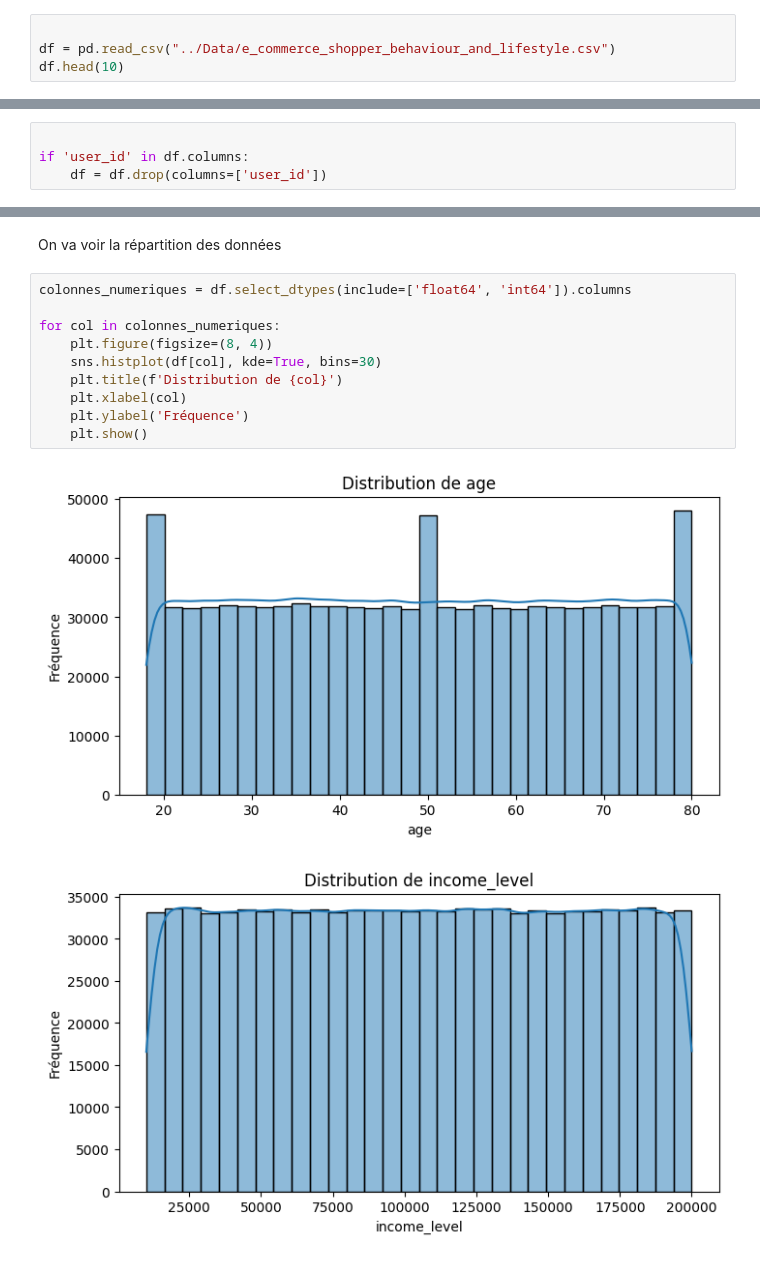
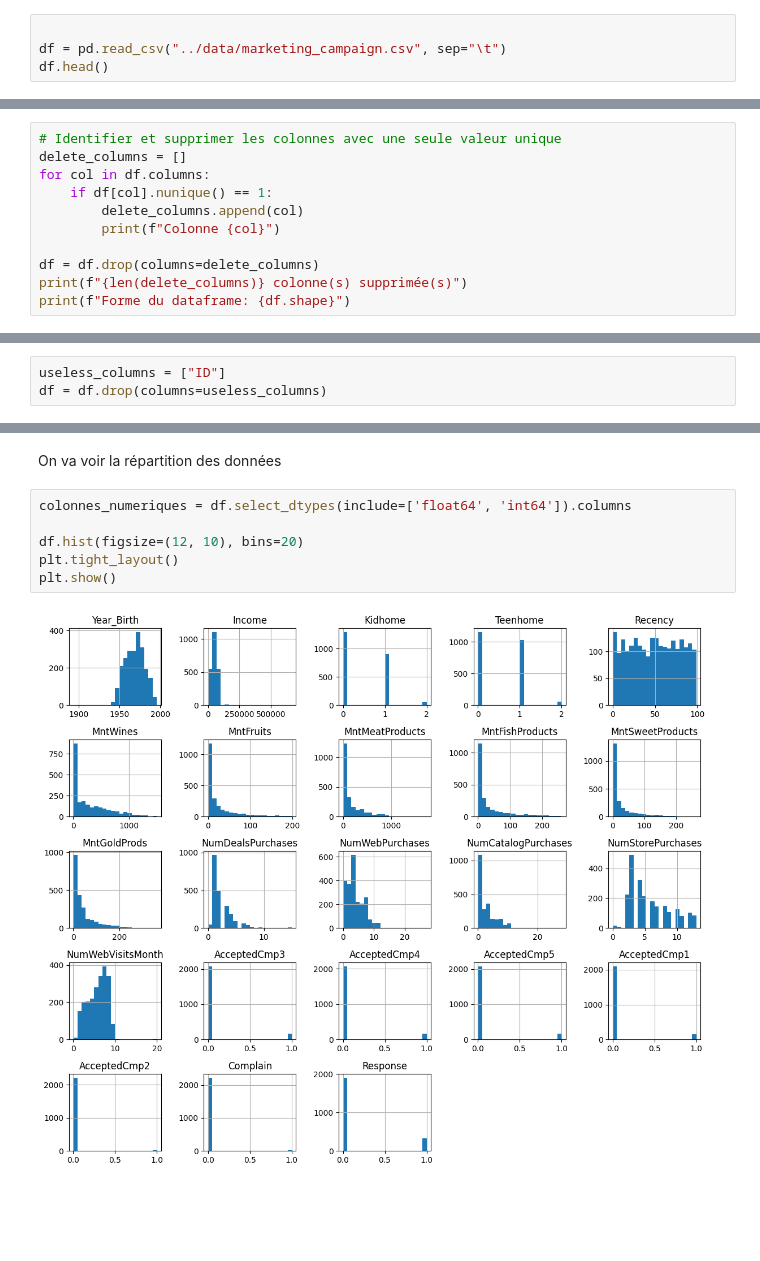
Before and after one commit to enniriss/Predict_Bitcoin, a Jupyter notebook: src/analyse.ipynb, the cells around one changed output, grey strips where cells are left out. Drawn from its saved outputs; the diff is of its cells as text; blank space fills up the shorter version.

```diff
--- a/src/analyse.ipynb
+++ b/src/analyse.ipynb
@@ -10,6 +10,6 @@ import matplotlib.pyplot as plt
 Ouverture du fichier csv de data
 # %%
 
-df = pd.read_csv("../Data/e_commerce_shopper_behaviour_and_lifestyle.csv")
-df.head(10)
+df = pd.read_csv("../data/marketing_campaign.csv", sep="\t")
+df.head()
 # %% [output]
@@ -85,4 +49,0 @@ pas d'outliers
-# %%
-
-if 'user_id' in df.columns:
-    df = df.drop(columns=['user_id'])
@@ -90,0 +52,11 @@ suppresssion colonner inutile
+# %%
+# Identifier et supprimer les colonnes avec une seule valeur unique
+delete_columns = []
+for col in df.columns:
+    if df[col].nunique() == 1:
+        delete_columns.append(col)
+        print(f"Colonne {col}")
+
+df = df.drop(columns=delete_columns)
+print(f"{len(delete_columns)} colonne(s) supprimée(s)")
+print(f"Forme du dataframe: {df.shape}")
@@ -91,3 +68,6 @@ suppresssion colonner inutile
+# %%
+useless_columns = ["ID"]
+df = df.drop(columns=useless_columns)
 # %% [markdown]
 Matrice de corrélation
 # %%
@@ -114,13 +124,8 @@ On va voir la répartition des données
 # %%
 colonnes_numeriques = df.select_dtypes(include=['float64', 'int64']).columns
 
-for col in colonnes_numeriques:
-    plt.figure(figsize=(8, 4))
-    sns.histplot(df[col], kde=True, bins=30)
-    plt.title(f'Distribution de {col}')
-    plt.xlabel(col)
-    plt.ylabel('Fréquence')
-    plt.show()
+df.hist(figsize=(12, 10), bins=20)
+plt.tight_layout()
+plt.show()
 # %% [output]
-[figure, old version]
+[figure, new version]
-[figure, removed]
```
Also changed, not shown: parts of 28 cells of this notebook, 6 other files.
